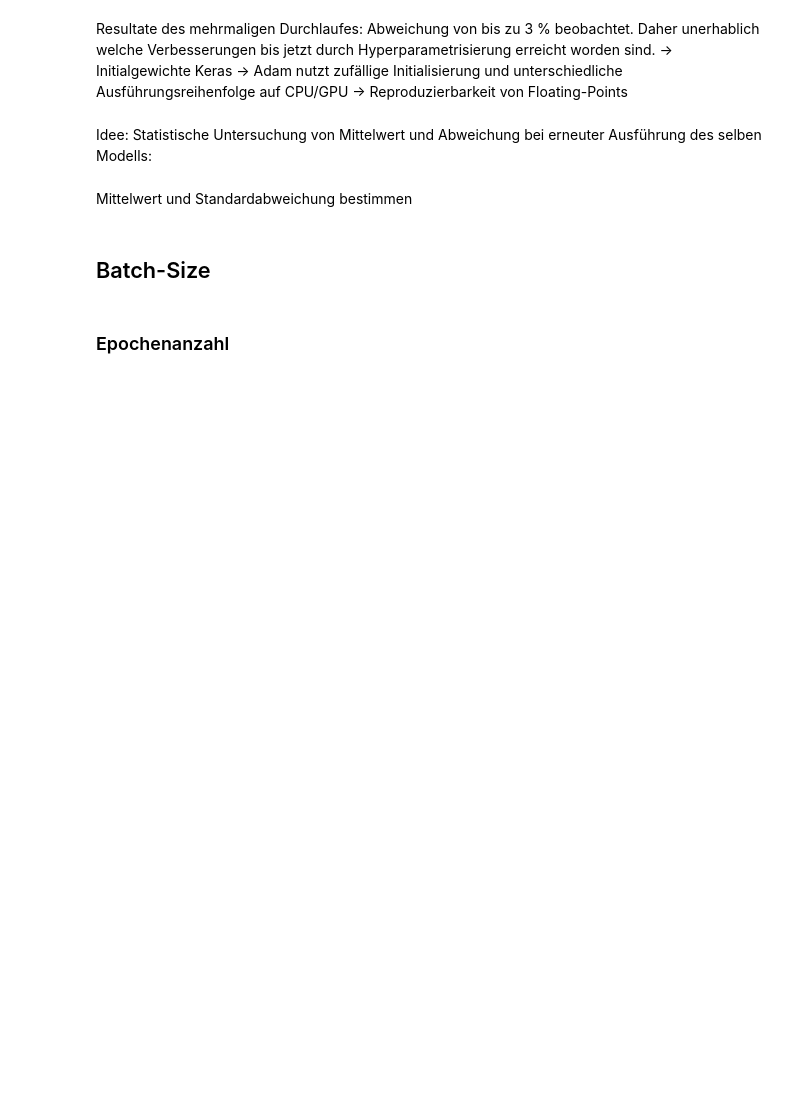
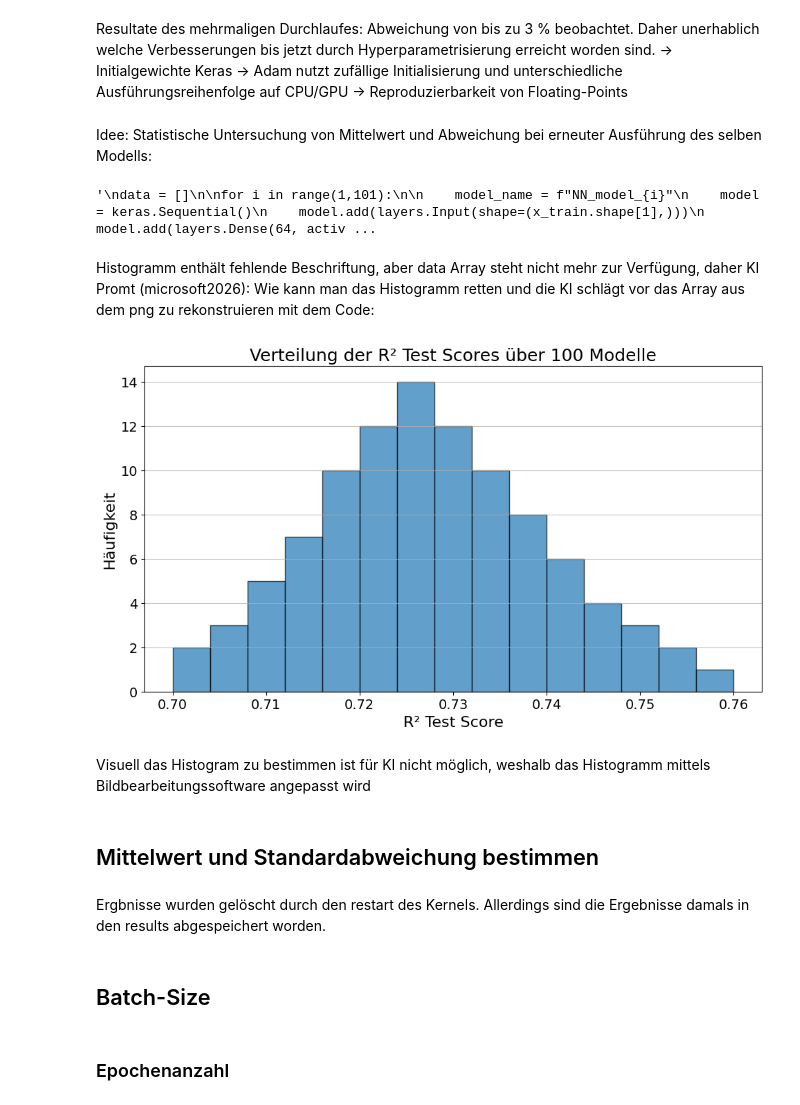
Before and after one commit to FlorianAdamczyk/ki-308, a Jupyter notebook: notebooks/05_Neural_Network_Felix.ipynb, the cells around one changed output. Saved outputs shown, nothing was run; the diff lists cells and outputs as text; code cells hidden in the pictures; blank space fills up the shorter version.

```diff
--- a/notebooks/05_Neural_Network_Felix.ipynb
+++ b/notebooks/05_Neural_Network_Felix.ipynb
@@ -287,6 +442,7 @@ Resultate des mehrmaligen Durchlaufes: Abweichung von bis zu 3 % beobachtet. Dah
 # %% [markdown]
 Idee: Statistische Untersuchung von Mittelwert und Abweichung bei erneuter Ausführung des selben Modells:
 # %%
+"""
 data = []
 
 for i in range(1,101):
@@ -331,6 +487,9 @@ plt.xlabel('R² Test Score')
 plt.ylabel('Häufigkeit')
 plt.title('Verteilung der R² Test Scores mit Gaussian Fit')
 plt.show()
+"""
+# %% [output]
+'\ndata = []\n\nfor i in range(1,101):\n\n    model_name = f"NN_model_{i}"\n    model = keras.Sequential()\n    model.add(layers.Input(shape=(x_train.shape[1],)))\n    model.add(layers.Dense(64, activ ...
 # %%
 
 
@@ -339,8 +498,49 @@ plt.hist(data, bins=50, alpha=0.6, color='g')
 plt.ylabel('Häufigkeit')
 plt.title('Verteilung der R² Test Scores mit Gaussian Fit')
 plt.show()
+# %% [markdown]
+Histogramm enthält fehlende Beschriftung, aber data Array steht nicht mehr zur Verfügung, daher KI Promt (microsoft2026): Wie kann man das Histogramm retten und die KI schlägt vor das Array aus dem png zu rekonstruieren mit dem Code:
+# %%
+# Exakte Bins aus dem PNG
+bins = np.arange(0.70, 0.7601, 0.004)
+
+# Häufigkeiten aus dem PNG (visuell extrahiert)
+counts = np.array([2, 3, 5, 7, 10, 12, 14, 12, 10, 8, 6, 4, 3, 2, 1])
+
+# Array rekonstruieren
+r2_values = []
+
+for i in range(len(counts)):
+    low = bins[i]
+    high = bins[i+1]
+    values = np.random.uniform(low, high, size=counts[i])
+    r2_values.extend(values)
+
+r2_values = np.array(r2_values)
+# %%
+plt.rcParams.update({
+    "font.size": 16,
+    "axes.labelsize": 16,
+    "axes.titlesize": 18,
+    "legend.fontsize": 14,
+    "xtick.labelsize": 14,
+    "ytick.labelsize": 14
+})
+
+plt.figure(figsize=(10,6))
+plt.hist(r2_values, bins=bins, color="tab:blue", alpha=0.7, edgecolor='black')
+plt.xlabel('R² Test Score')
+plt.ylabel('Häufigkeit')
+plt.title('Verteilung der R² Test Scores über 100 Modelle')
+plt.grid(True, axis='y', alpha=0.75)
+plt.tight_layout()
+plt.show()
+# %% [output]
+[figure, added]
+# %% [markdown]
+Visuell das Histogram zu bestimmen ist für KI nicht möglich, weshalb das Histogramm mittels Bildbearbeitungssoftware angepasst wird
 # %% [markdown]
-Mittelwert und Standardabweichung bestimmen
+## Mittelwert und Standardabweichung bestimmen
 # %%
 sum = 0
 for i in range(100):
@@ -358,6 +558,8 @@ varianz = (sum_quadrate / 100)
 print(f"Varianz: {varianz:.4f}")
 standardabweichung = varianz ** 0.5
 print(f"Standardabweichung: {standardabweichung:.4f}")
+# %% [markdown]
+Ergbnisse wurden gelöscht durch den restart des Kernels. Allerdings sind die Ergebnisse damals in den results abgespeichert worden.
 # %% [markdown]
 ## Batch-Size
 # %%
```
Also changed, not shown: parts of 31 cells of this notebook, 1 other file.
